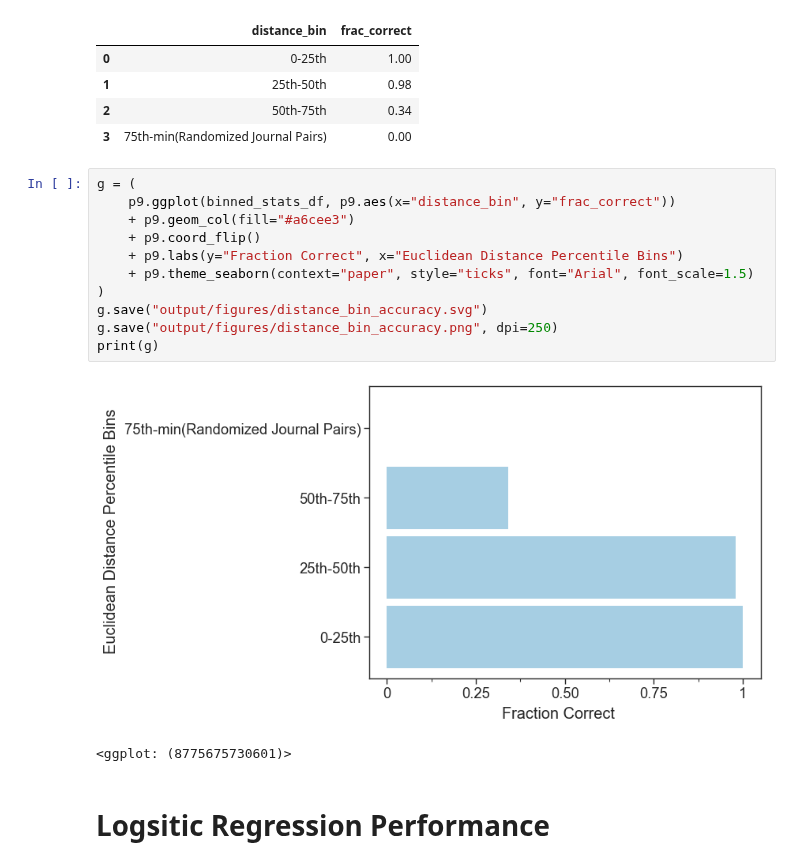
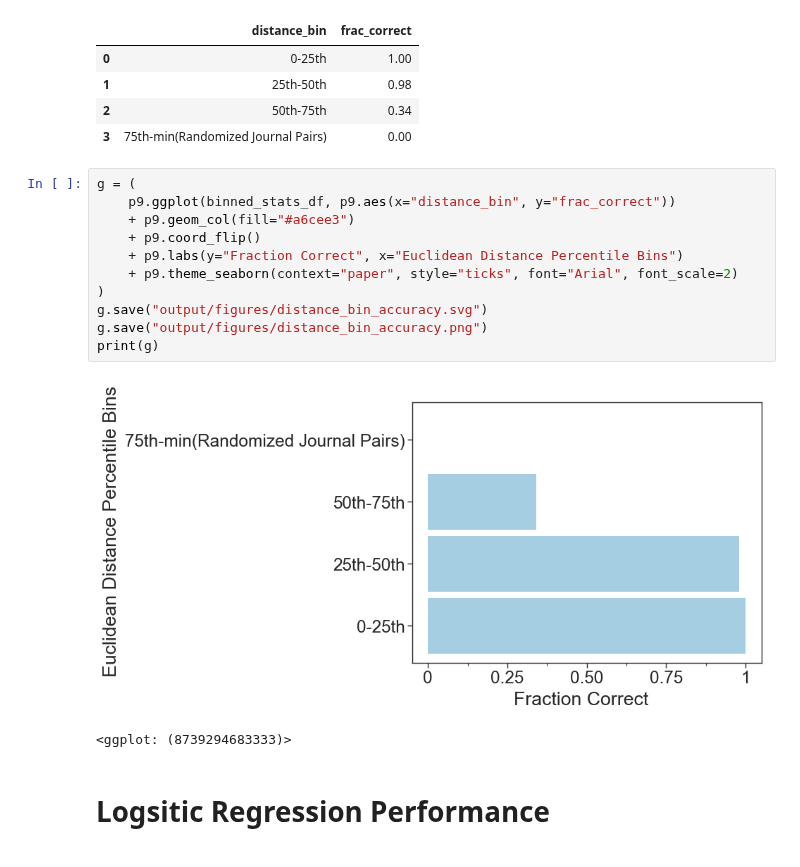
Before and after one commit to greenelab/annorxiver, a Jupyter notebook: biorxiv/article_distances/02_biorxiv_article_distance_evaluation.ipynb, the cells around one changed output. Drawn from its saved outputs; the diff is of its cells as text.

```diff
--- a/biorxiv/article_distances/02_biorxiv_article_distance_evaluation.ipynb
+++ b/biorxiv/article_distances/02_biorxiv_article_distance_evaluation.ipynb
@@ -86,17 +86,17 @@ binned_stats_df
 # %%
 g = (
     p9.ggplot(binned_stats_df, p9.aes(x="distance_bin", y="frac_correct"))
     + p9.geom_col(fill="#a6cee3")
     + p9.coord_flip()
     + p9.labs(y="Fraction Correct", x="Euclidean Distance Percentile Bins")
-    + p9.theme_seaborn(context="paper", style="ticks", font="Arial", font_scale=1.5)
+    + p9.theme_seaborn(context="paper", style="ticks", font="Arial", font_scale=2)
 )
 g.save("output/figures/distance_bin_accuracy.svg")
-g.save("output/figures/distance_bin_accuracy.png", dpi=250)
+g.save("output/figures/distance_bin_accuracy.png")
 print(g)
 # %% [output]
-[figure, old version]
+[figure, new version]
-<ggplot: (8775675730601)>
+<ggplot: (8739294683333)>
 # %% [markdown]
 # Logsitic Regression Performance
 # %%
```
Also changed, not shown: 12 other files.
